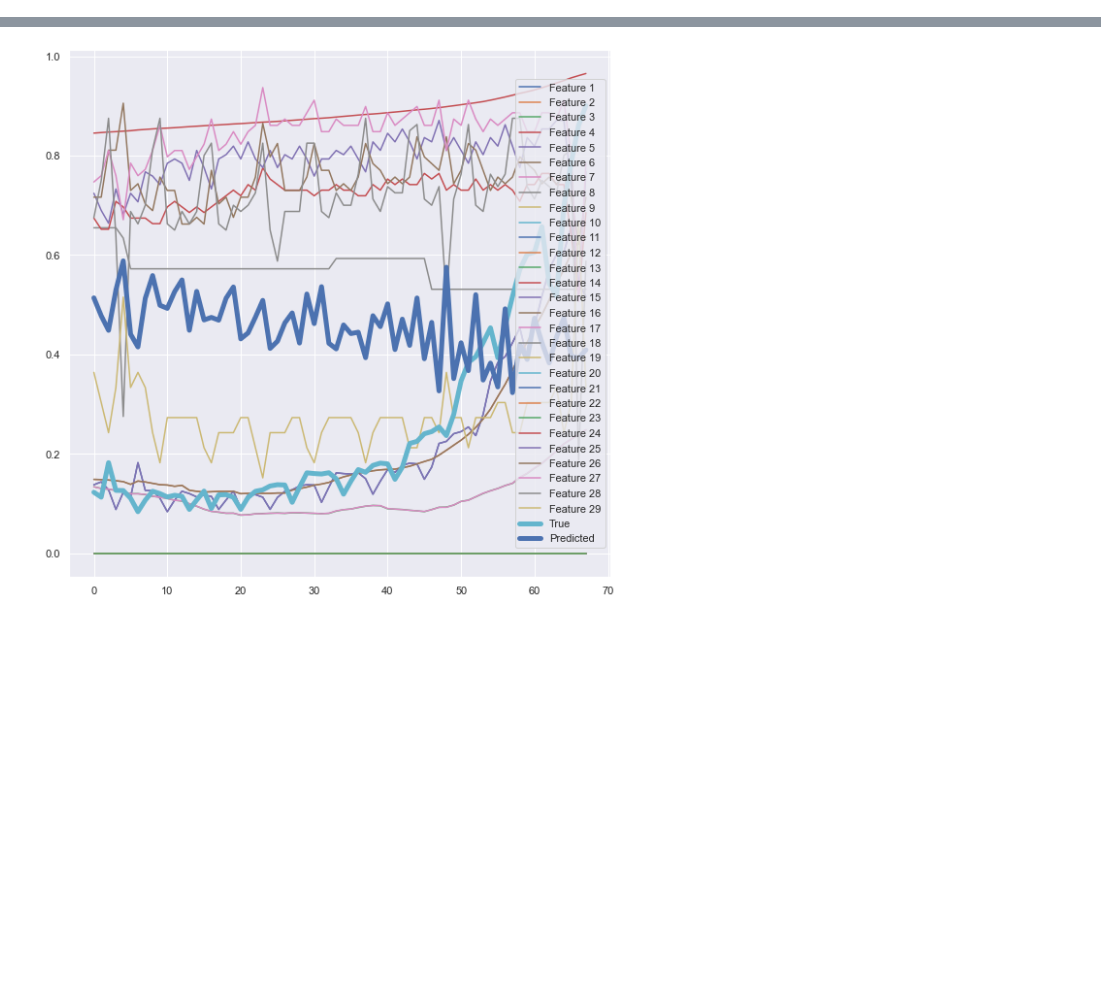
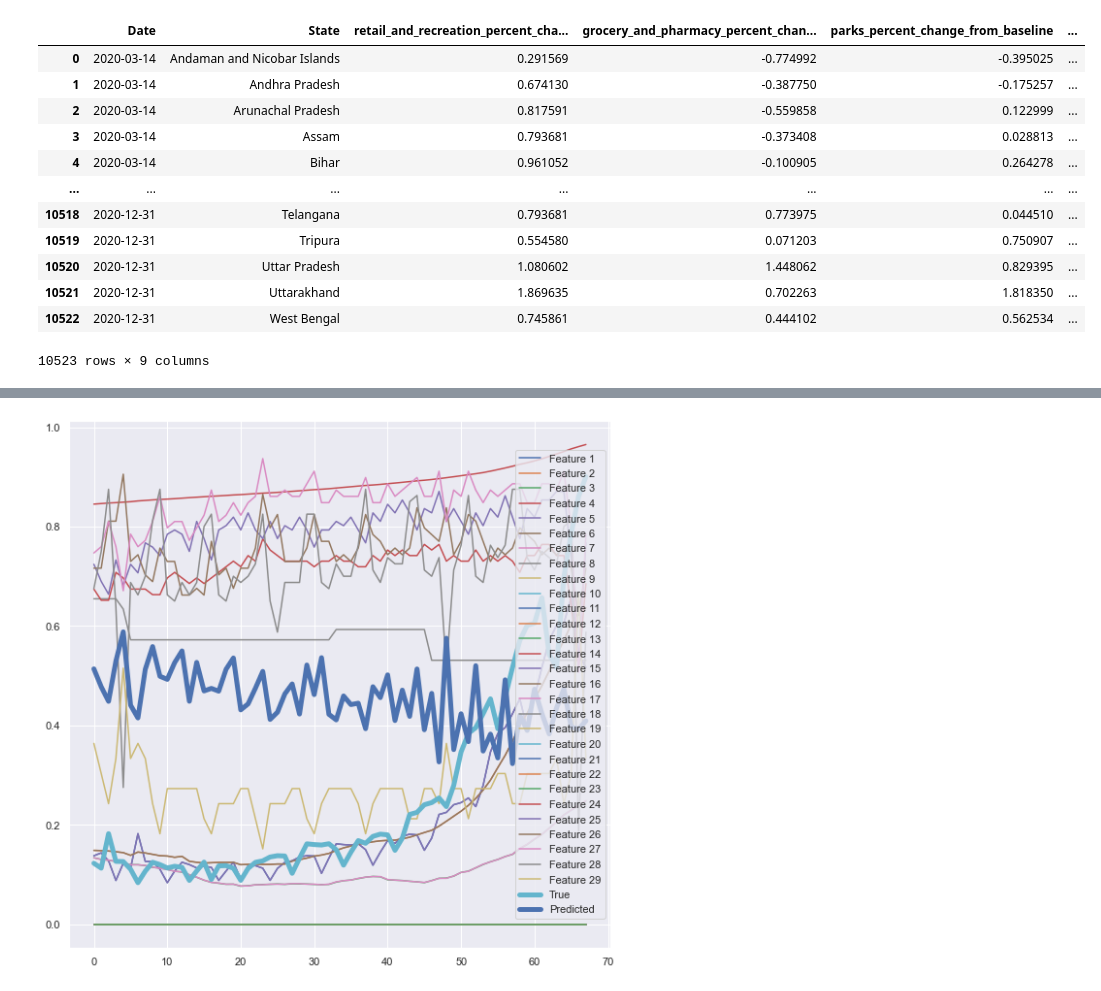
Before and after one commit to Devanshu24/COVID-19-Forecaster, a Jupyter notebook: CovidPredictor.ipynb, the cells around one changed output, grey strips where cells are left out. Saved outputs shown, nothing was run; the diff lists cells and outputs as text; code cells hidden in the pictures; blank space fills up the shorter version.

```diff
--- a/CovidPredictor.ipynb
+++ b/CovidPredictor.ipynb
@@ -203,0 +81,19 @@ plt.plot(df_new["Date"], df_new["new_tests"])
+# %%
+scaler = StandardScaler()
+df_no_date_no_place = df.drop(["Date", "State"], axis=1)
+df[df_no_date_no_place.columns] = scaler.fit_transform(df[df_no_date_no_place.columns])
+df
+# %% [output]
+|  | Date | State | retail_and_recreation_percent_cha... | grocery_and_pharmacy_percent_chan... | parks_percent_change_from_baseline | ... |
+| 0 | 2020-03-14 | Andaman and Nicobar Islands | 0.291569 | -0.774992 | -0.395025 | ... |
+| 1 | 2020-03-14 | Andhra Pradesh | 0.674130 | -0.387750 | -0.175257 | ... |
+| 2 | 2020-03-14 | Arunachal Pradesh | 0.817591 | -0.559858 | 0.122999 | ... |
+| 3 | 2020-03-14 | Assam | 0.793681 | -0.373408 | 0.028813 | ... |
+| 4 | 2020-03-14 | Bihar | 0.961052 | -0.100905 | 0.264278 | ... |
+| ... | ... | ... | ... | ... | ... | ... |
+| 10518 | 2020-12-31 | Telangana | 0.793681 | 0.773975 | 0.044510 | ... |
+| 10519 | 2020-12-31 | Tripura | 0.554580 | 0.071203 | 0.750907 | ... |
+| 10520 | 2020-12-31 | Uttar Pradesh | 1.080602 | 1.448062 | 0.829395 | ... |
+| 10521 | 2020-12-31 | Uttarakhand | 1.869635 | 0.702263 | 1.818350 | ... |
+| 10522 | 2020-12-31 | West Bengal | 0.745861 | 0.444102 | 0.562534 | ... |
+10523 rows × 9 columns
```
Also changed, not shown: parts of 65 cells of this notebook.
